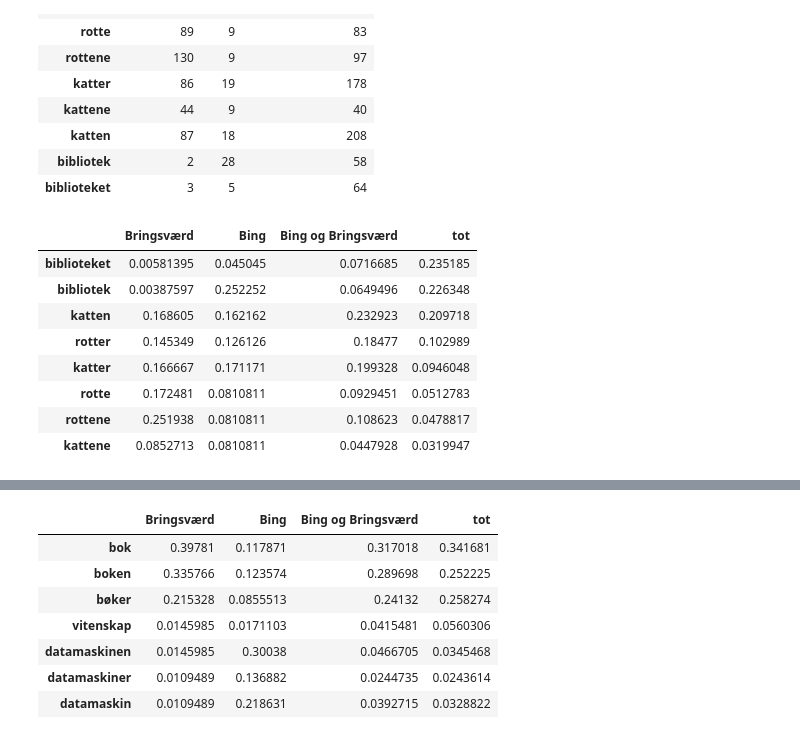
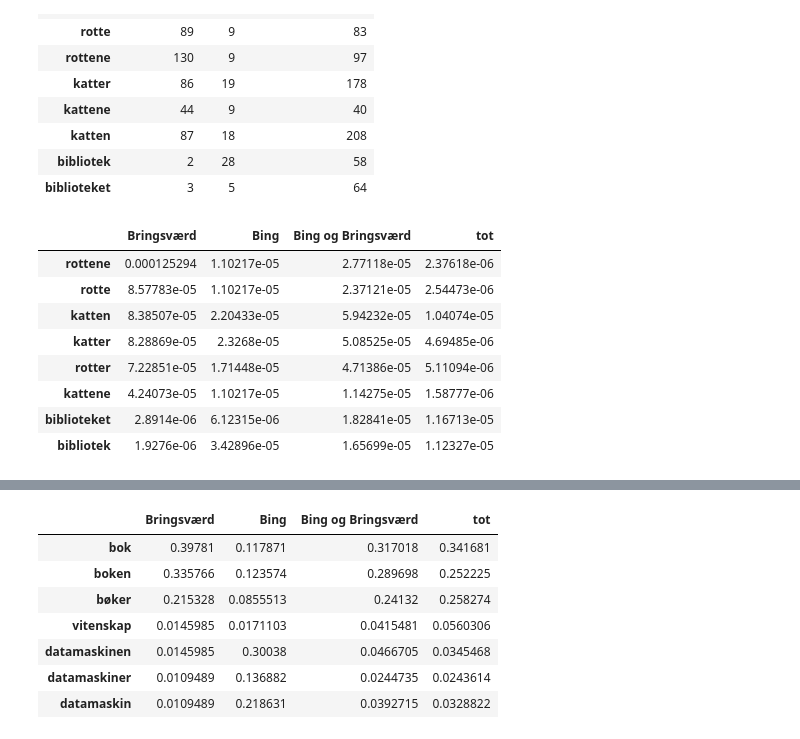
Before and after one commit to Yoonsen/Fabler, a Jupyter notebook: Fabler.ipynb, the cells around one changed output, grey strips where cells are left out. Cells and saved outputs as stored; diff of their text form; code cells hidden in the pictures.

```diff
--- a/Fabler.ipynb
+++ b/Fabler.ipynb
@@ -448,17 +482,21 @@ trekløver.loc[['rotter', 'rotte', 'rottene','katter', 'kattene', 'katten','bibl
 | bibliotek | 2 | 28 | 58 |
 | biblioteket | 3 | 5 | 64 |
 # %%
-def relative_check(df, words, sortcol=0):
-    return (df.loc[words]/df.loc[words].sum()).sort_values(by=df.columns[sortcol], ascending=False)
+def relative_check(df, words, sortcol=0, absolutt=False):
+    if absolutt == True:
+        res = df.loc[words].sort_values(by=df.columns[sortcol], ascending=False)
+    else:
+        res = (df.loc[words]/df.sum()).sort_values(by=df.columns[sortcol], ascending=False)
+    return res
 # %%
-relative_check(trekløver, ['rotter', 'rotte', 'rottene','katter', 'kattene', 'katten','bibliotek', 'biblioteket'], 3).style.background_gradient(cmap='Blues', axis=1)
+relative_check(trekløver, ['rotter', 'rotte', 'rottene','katter', 'kattene', 'katten','bibliotek', 'biblioteket'], 0, False).style.background_gradient(cmap='Blues', axis=1)
 # %% [output]
 |  | Bringsværd | Bing | Bing og Bringsværd | tot |
-| biblioteket | 0.00581395 | 0.045045 | 0.0716685 | 0.235185 |
-| bibliotek | 0.00387597 | 0.252252 | 0.0649496 | 0.226348 |
-| katten | 0.168605 | 0.162162 | 0.232923 | 0.209718 |
-| rotter | 0.145349 | 0.126126 | 0.18477 | 0.102989 |
-| katter | 0.166667 | 0.171171 | 0.199328 | 0.0946048 |
-| rotte | 0.172481 | 0.0810811 | 0.0929451 | 0.0512783 |
-| rottene | 0.251938 | 0.0810811 | 0.108623 | 0.0478817 |
-| kattene | 0.0852713 | 0.0810811 | 0.0447928 | 0.0319947 |
+| rottene | 0.000125294 | 1.10217e-05 | 2.77118e-05 | 2.37618e-06 |
+| rotte | 8.57783e-05 | 1.10217e-05 | 2.37121e-05 | 2.54473e-06 |
+| katten | 8.38507e-05 | 2.20433e-05 | 5.94232e-05 | 1.04074e-05 |
+| katter | 8.28869e-05 | 2.3268e-05 | 5.08525e-05 | 4.69485e-06 |
+| rotter | 7.22851e-05 | 1.71448e-05 | 4.71386e-05 | 5.11094e-06 |
+| kattene | 4.24073e-05 | 1.10217e-05 | 1.14275e-05 | 1.58777e-06 |
+| biblioteket | 2.8914e-06 | 6.12315e-06 | 1.82841e-05 | 1.16713e-05 |
+| bibliotek | 1.9276e-06 | 3.42896e-05 | 1.65699e-05 | 1.12327e-05 |
```
Also changed, not shown: parts of 17 cells of this notebook.
